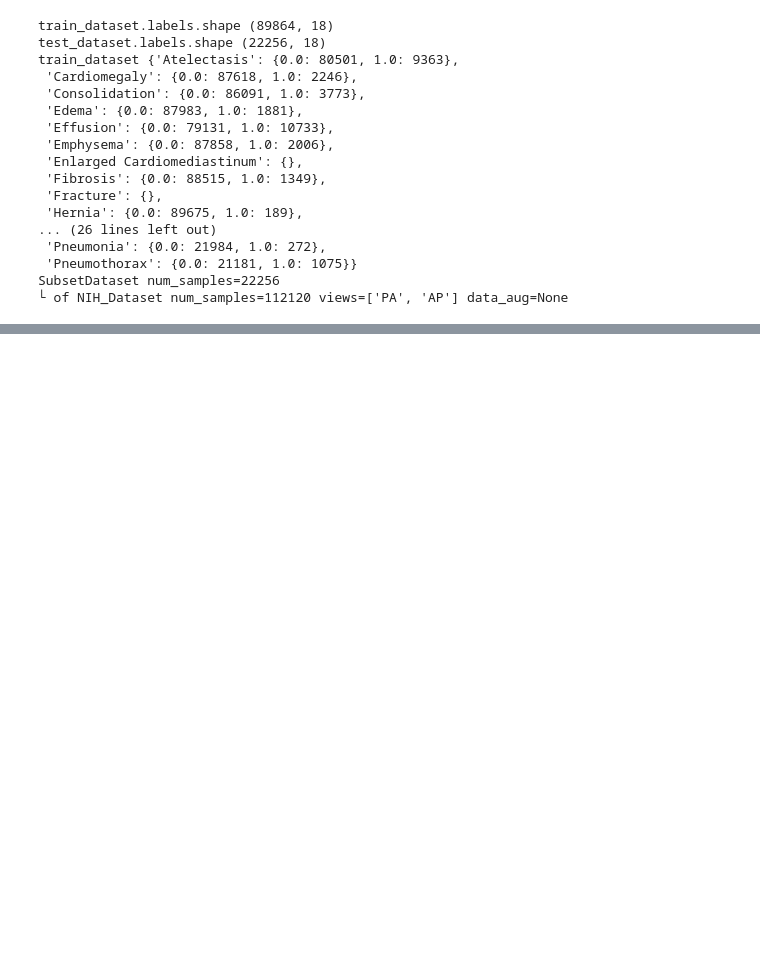
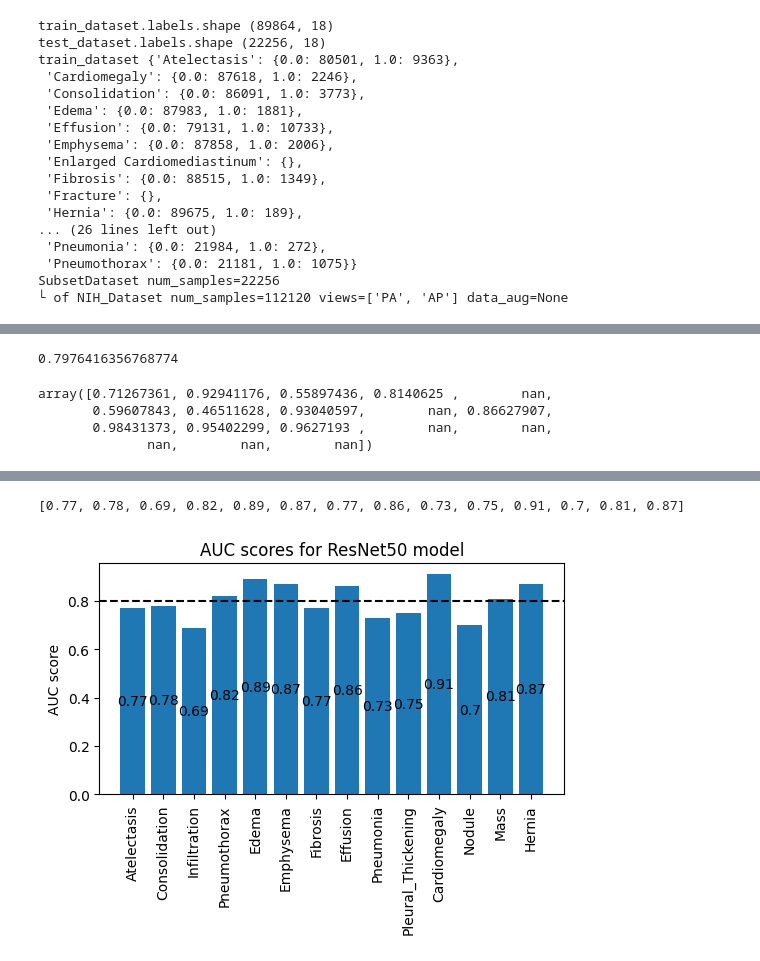
Before and after one commit to haooyuee/xrayvision-diy, a Jupyter notebook: test_model.ipynb, the cells around one changed output, grey strips where cells are left out. Drawn from its saved outputs; the diff is of its cells as text; code cells hidden in the pictures; blank space fills up the shorter version.

```diff
--- a/test_model.ipynb
+++ b/test_model.ipynb
@@ -181,3 +291,14 @@ Epoch 1 - test - Avg AUC = 0.8009
+# %%
+auc
+# %% [output]
+0.7976416356768774
+# %%
+task_aucs
+# %% [output]
+array([0.71267361, 0.92941176, 0.55897436, 0.8140625 ,        nan,
+       0.59607843, 0.46511628, 0.93040597,        nan, 0.86627907,
+       0.98431373, 0.95402299, 0.9627193 ,        nan,        nan,
+              nan,        nan,        nan])
 # %%
 perf_dict = {}
 all_threshs = []
@@ -258,3 +380,47 @@ op_threshs [0.061641656, 0.03588539, 0.19524075, 0.030528711, 0.020668479, 0.007
 min [0.00085373764, 0.00048820116, 0.01716077, 0.0001581873, 5.2798455e-06, 7.819816e-05, 9.520219e-06, 0.00023342944, 0.00031902807, 0.00030901702, 9.35074e-06, 0.0014030668, 0.0011995262, 6.733298e- ...
 max [0.75051785, 0.41102195, 0.7322468, 0.9907223, 0.6248714, 0.99999297, 0.40811905, 0.97918326, 0.23702729, 0.47100338, 0.96389204, 0.9535983, 0.999974, 0.060233697, np.nan, np.nan, np.nan, np.nan]
 ppv80 [0.6881256, 0.41102195, 0.7322468, 0.9733366, 0.5692878, 0.99999297, 0.40811905, 0.9776855, 0.23702729, 0.36870357, 0.910479, 0.9535983, 0.999974, 0.060233697, np.nan, np.nan, np.nan, np.nan]
+# %%
+from decimal import Decimal
+# 定义AUC得分
+auc_scores = [0.7695471758676612, 0.7786001748489394, 0.6868422374004182, 0.8201871137252232,
+              0.8856974230807466, 0.872652486912175, 0.7653056444803588, 0.8627664656244768,
+              0.726670867582841, 0.7506275466155634, 0.9057027576731818, 0.7043414308764345,
+              0.8125226285122789, 0.8709640357983806]
+
+auc_scores = [float('{:.2f}'.format(i)) for i in auc_scores]
+print(auc_scores)
+mean_auc = np.mean(auc_scores)
+labels = ['Atelectasis', 'Consolidation', 'Infiltration', 'Pneumothorax', 'Edema',
+                    'Emphysema', 'Fibrosis', 'Effusion', 'Pneumonia', 'Pleural_Thickening',
+                    'Cardiomegaly', 'Nodule', 'Mass', 'Hernia']
+# 创建图像
+fig, ax = plt.subplots(figsize=(6, 3))
+
+# 绘制条形图
+ax.bar(range(len(auc_scores)), auc_scores)
+
+# 添加x轴标签
+ax.set_xticks(range(len(auc_scores)))
+ax.set_xticklabels(['Atelectasis', 'Consolidation', 'Infiltration', 'Pneumothorax', 'Edema',
+                    'Emphysema', 'Fibrosis', 'Effusion', 'Pneumonia', 'Pleural_Thickening',
+                    'Cardiomegaly', 'Nodule', 'Mass', 'Hernia'], rotation=90)
+
+# 添加y轴标签
+ax.set_ylabel('AUC score')
+
+# 添加平均AUC值的虚线
+ax.axhline(y=mean_auc, color='black', linestyle='--')
+
+plt.bar_label(ax.containers[0], label_type='center')
+
+# 设置图像标题
+ax.set_title('AUC scores for ResNet50 model')
+
+# 显示图像
+plt.show()
+
+fig.savefig('resultat/AUC resnet50.png', bbox_inches = 'tight')
+# %% [output]
+[0.77, 0.78, 0.69, 0.82, 0.89, 0.87, 0.77, 0.86, 0.73, 0.75, 0.91, 0.7, 0.81, 0.87]
+[figure, added]
```
Also changed, not shown: parts of 8 cells of this notebook, 2 other files.
